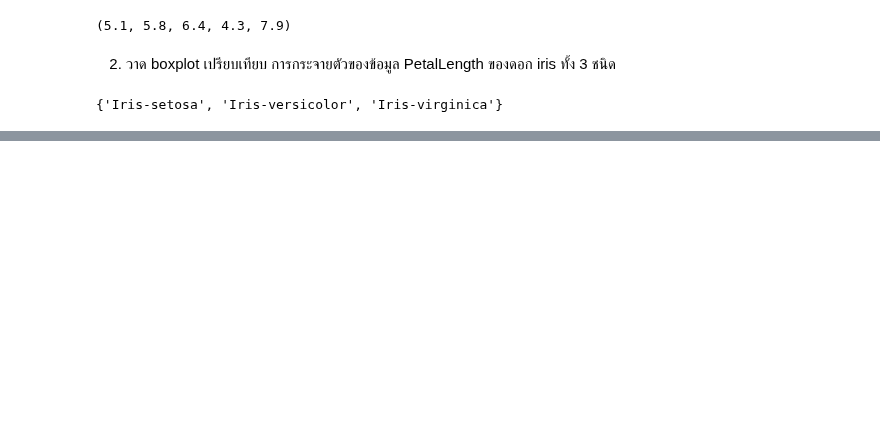
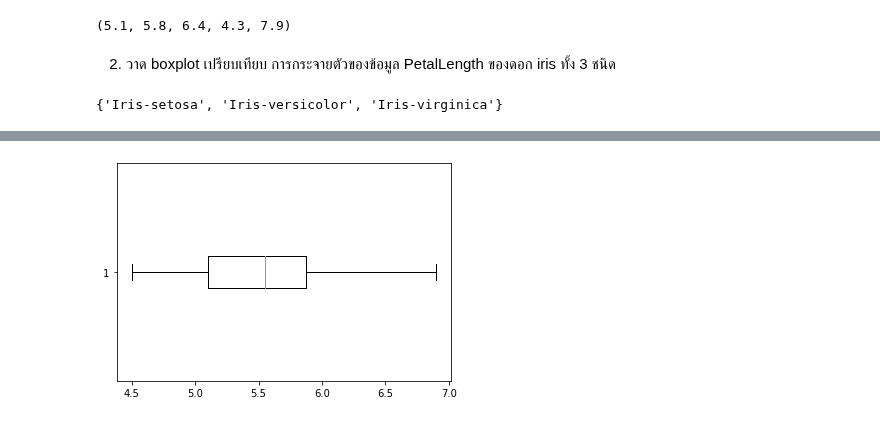
Before and after one commit to kittimaxz/data_viz_2022, a Jupyter notebook: DataViz02_Data_Distribution.ipynb, the cells around one changed output, grey strips where cells are left out. Cells and saved outputs as stored; diff of their text form; code cells hidden in the pictures; blank space fills up the shorter version.

```diff
--- a/DataViz02_Data_Distribution.ipynb
+++ b/DataViz02_Data_Distribution.ipynb
@@ -335,0 +354,5 @@ set(df['Name'])
+# %%
+X3 = df[df['Name']=='Iris-virginica']
+virginica = plt.boxplot(X3['PetalLength'],vert = False)
+# %% [output]
+[figure, added]
```
Also changed, not shown: parts of 5 cells of this notebook.
